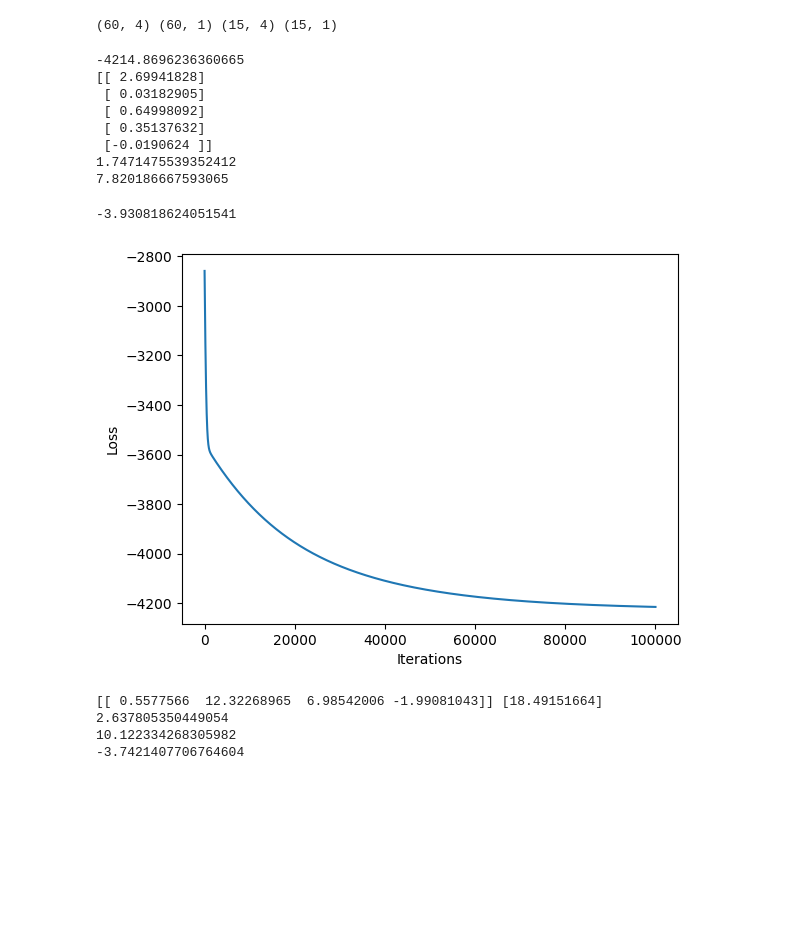
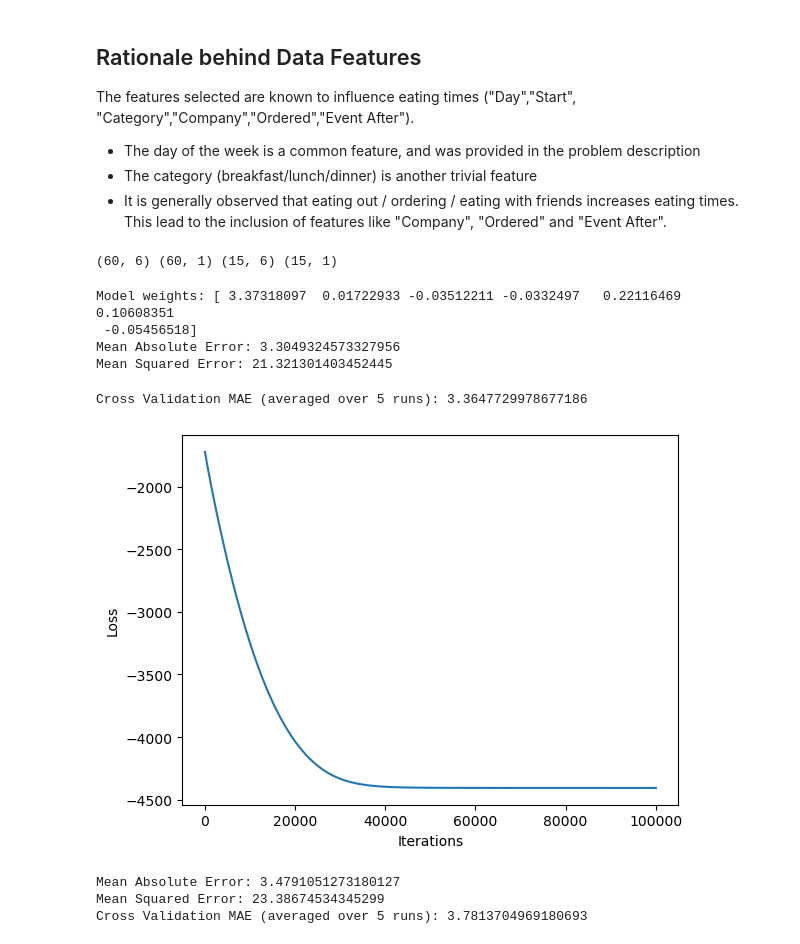
Before and after one commit to Rahuboy/regression-exploration, a Jupyter notebook: Problem1/1_model.ipynb, the cells around one changed output. Cells and saved outputs as stored; diff of their text form; code cells hidden in the pictures; blank space fills up the shorter version.

```diff
--- a/Problem1/1_model.ipynb
+++ b/Problem1/1_model.ipynb
@@ -92,11 +117,16 @@ def cross_val_poisson(data, cv=5):
         # Split into train and test
         test = folds[i]
         train = pd.concat([folds[j] for j in range(cv) if j != i])
-        X_train, y_train = train[["Day","Company","Ordered","Event After"]].to_numpy(), train[["Duration"]].to_numpy()
-        X_test, y_test = test[["Day","Company","Ordered","Event After"]].to_numpy(), test[["Duration"]].to_numpy()
+        X_train, y_train = train[["Day","Start", "Category","Company","Ordered","Event After"]].to_numpy(), train[["Duration"]].to_numpy()
+        X_test, y_test = test[["Day","Start", "Category","Company","Ordered","Event After"]].to_numpy(), test[["Duration"]].to_numpy()
+
+        # Scale
+        scaler = StandardScaler()
+        X_train = scaler.fit_transform(X_train)
+        X_test = scaler.transform(X_test)
 
         # Fit the model
-        model = PoissonRegression(dim=4, alpha=1e-7, n_iter=100000, lambda_=1e-8, weights=np.array([[1., 0., 1., 1., -1.]]).T)
+        model = PoissonRegression(dim=6, alpha=1e-7, n_iter=100000, lambda_=1e-8, weights=np.array([[1., 0., 0., 0., 1., 1., -1.]]).T)
         losses, theta = model.fit(X_train, y_train)
 
         y_pred_pos = poisson.predict(X_test)
@@ -104,6 +134,12 @@ def cross_val_poisson(data, cv=5):
         nmaes.append(nmae)
 
     return nmaes
+# %% [markdown]
+## Rationale behind Data Features
+The features selected are known to influence eating times ("Day","Start", "Category","Company","Ordered","Event After").
+- The day of the week is a common feature, and was provided in the problem description
+- The category (breakfast/lunch/dinner) is another trivial feature
+- It is generally observed that eating out / ordering / eating with friends increases eating times. This lead to the inclusion of features like "Company", "Ordered" and "Event After".
 # %%
 # Get data from the csv file
 df = pd.read_csv('final_data.csv')
@@ -111,52 +147,53 @@ df = pd.read_csv('final_data.csv')
 # Randomly select 80% of the data for training
 train = df.sample(frac=0.8, random_state=0)
 test = df.drop(train.index)
-X_train, y_train = np.array(train[["Day","Company","Ordered","Event After"]]), np.array(train["Duration"])[:, np.newaxis]
-X_test, y_test = np.array(test[["Day","Company","Ordered","Event After"]]), np.array(test["Duration"])[:, np.newaxis]
+X_train, y_train = np.array(train[["Day","Start", "Category","Company","Ordered","Event After"]]), np.array(train["Duration"])[:, np.newaxis]
+X_test, y_test = np.array(test[["Day","Start", "Category","Company","Ordered","Event After"]]), np.array(test["Duration"])[:, np.newaxis]
+
+# Scale
+scaler = StandardScaler()
+X_train = scaler.fit_transform(X_train)
+X_test = scaler.transform(X_test)
+
 print(X_train.shape, y_train.shape, X_test.shape, y_test.shape)
 # %% [output]
-(60, 4) (60, 1) (15, 4) (15, 1)
+(60, 6) (60, 1) (15, 6) (15, 1)
 # %%
 # Fit the model
-poisson = PoissonRegression(dim=4, alpha=1e-7, n_iter=100000, lambda_=1e-8, weights=np.array([[1., 0., 1., 1., -1.]]).T)
+poisson = PoissonRegression(dim=6, alpha=1e-7, n_iter=100000, lambda_=1e-8, weights=np.array([[1., 0., 0.5, 0., 1., 1., -1.]]).T)
 losses, weights = poisson.fit(X_train, y_train)
 
 # Plot the losses
 plt.plot(losses)
 plt.xlabel('Iterations')
 plt.ylabel('Loss')
-print(losses[-1])
-print(weights)
+print(f'Model weights: {weights.T[0]}')
 
 y_pred_pos = poisson.predict(X_test)
 
 # Find mean absolute error on the test set
 mae = np.mean(np.abs(y_pred_pos - y_test))
 print(f'Mean Absolute Error: {mae}')
 
 # Find mean squared error on the test set
 mse = np.mean((y_pred_pos - y_test)**2)
 print(f'Mean Squared Error: {mse}')
 
 # Perform cross-validation
 nmaes = cross_val_poisson(df, cv=5)
 print(f'Cross Validation MAE (averaged over 5 runs): {-np.mean(nmaes)}')
 # %% [output]
--4214.8696236360665
-[[ 2.69941828]
- [ 0.03182905]
- [ 0.64998092]
- [ 0.35137632]
- [-0.0190624 ]]
-1.7471475539352412
-7.820186667593065
+Model weights: [ 3.37318097  0.01722933 -0.03512211 -0.0332497   0.22116469  0.10608351
+ -0.05456518]
+Mean Absolute Error: 3.3049324573327956
+Mean Squared Error: 21.321301403452445
--3.930818624051541
+Cross Validation MAE (averaged over 5 runs): 3.3647729978677186
-[figure, old version]
+[figure, new version]
 # %%
 # Fit linear regression
 linear = LinearRegression()
 vals = linear.fit(X_train, y_train)
-print(vals.coef_, vals.intercept_)
+# print(vals.coef_, vals.intercept_)
 y_pred_lin = linear.predict(X_test)
 
 # Find mean absolute error on the test set
@@ -167,10 +204,9 @@ mse = np.mean((y_pred_lin - y_test)**2)
 print(f'Mean Squared Error: {mse}')
 
 # Cross-validate
-cv_results = cross_val_score(linear, train[["Day","Company","Ordered","Event After"]], train["Duration"], cv=5, scoring='neg_mean_absolute_error')
+cv_results = cross_val_score(linear, train[["Day","Start", "Category","Company","Ordered","Event After"]], train["Duration"], cv=5, scoring='neg_mean_absolute_error')
 print(f'Cross Validation MAE (averaged over 5 runs): {-np.mean(cv_results)}')
 # %% [output]
-[[ 0.5577566  12.32268965  6.98542006 -1.99081043]] [18.49151664]
-2.637805350449054
-10.122334268305982
--3.7421407706764604
+Mean Absolute Error: 3.4791051273180127
+Mean Squared Error: 23.38674534345299
+Cross Validation MAE (averaged over 5 runs): 3.7813704969180693
```
Also changed, not shown: parts of 3 cells of this notebook, 1 other file.
